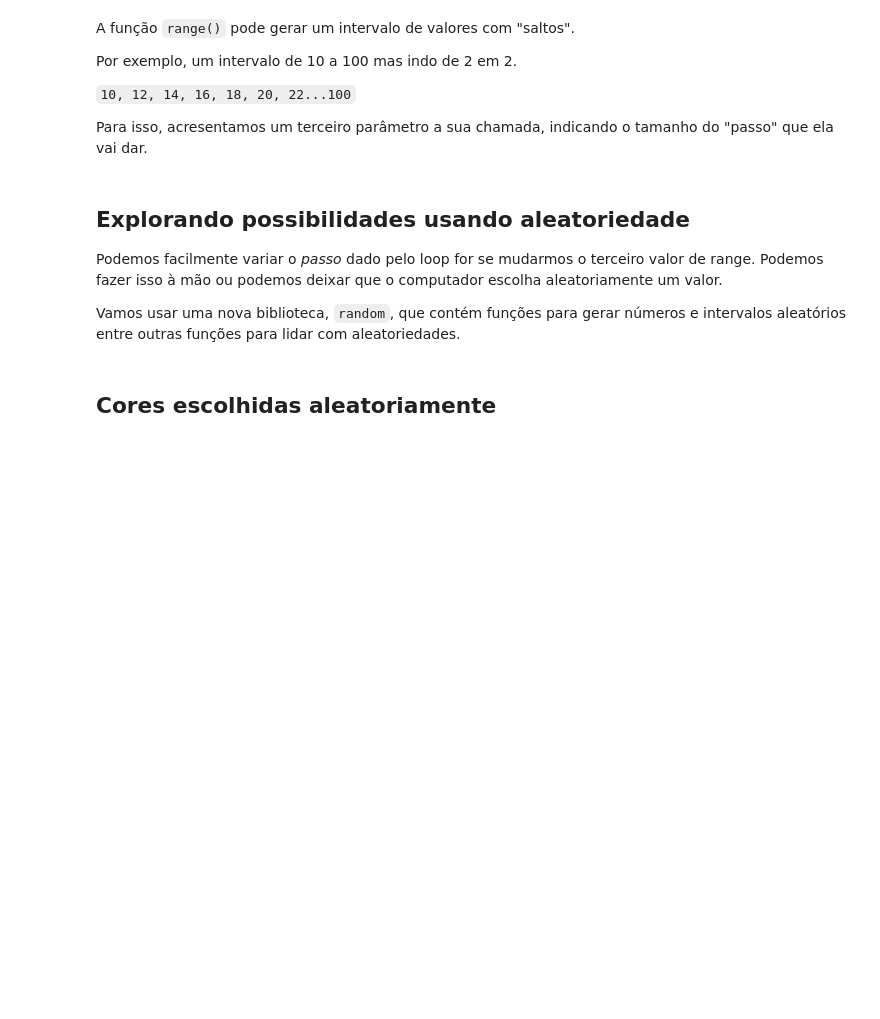
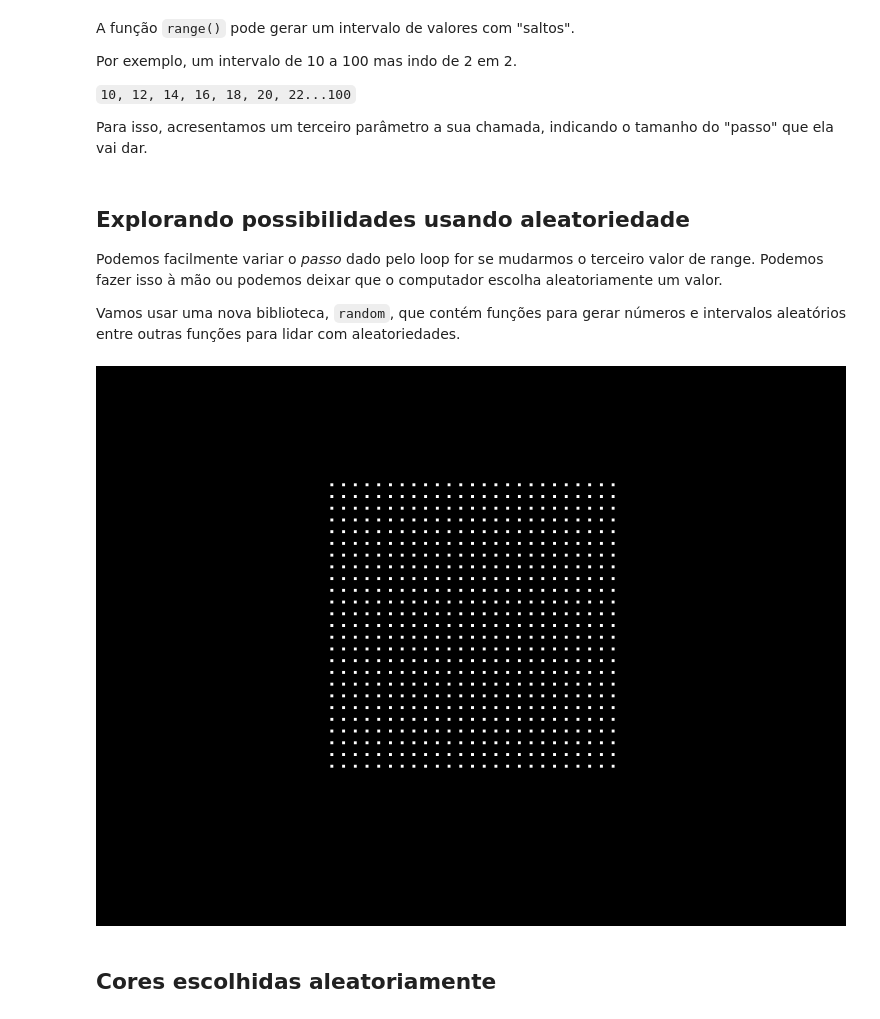
Before and after one commit to grzzr/oficinapy01, a Jupyter notebook: 20220812_Oficina.ipynb, the cells around one changed output. Saved outputs shown, nothing was run; the diff lists cells and outputs as text; code cells hidden in the pictures; blank space fills up the shorter version.

```diff
--- a/20220812_Oficina.ipynb
+++ b/20220812_Oficina.ipynb
@@ -395,19 +407,21 @@ Vamos usar uma nova biblioteca, <code>random</code>, que contém funções para
 # %%
 from PIL import Image, ImageDraw
 import random
 
 img = Image.new('RGB', (256,191))
 des = ImageDraw.Draw(img)
 
 passo_x = random.randrange(1,8)
 passo_y = random.randrange(1,8)
 
 for x in range(80,180,passo_x):
     for y in range(40,140,passo_y):
         des.point((x,y))
 
 
-img.resize((768,573),resample=Image.BOX)
+img.resize((768,573),Image.Resampling.BOX)
+# %% [output]
+[figure, added]
 # %% [markdown]
 ## Cores escolhidas aleatoriamente
 # %%
```
Also changed, not shown: parts of 9 cells of this notebook.
